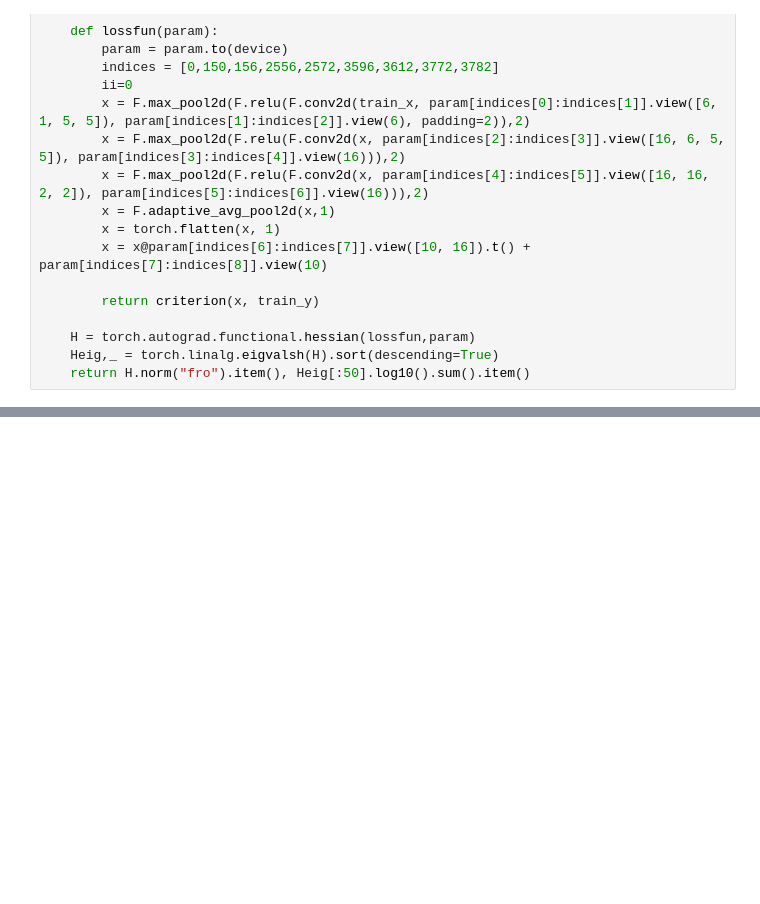
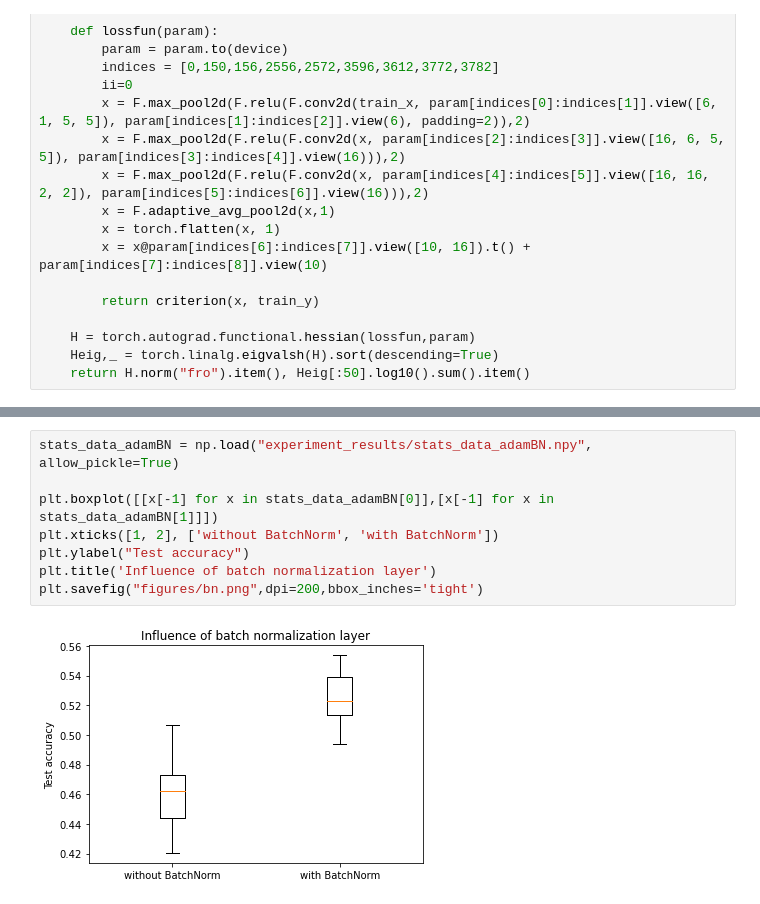
Before and after one commit to xiaotiansu/OptML_SB, a Jupyter notebook: test_smalldata.ipynb, the cells around one changed output, grey strips where cells are left out. Saved outputs shown, nothing was run; the diff lists cells and outputs as text; blank space fills up the shorter version.

```diff
--- a/test_smalldata.ipynb
+++ b/test_smalldata.ipynb
@@ -184,0 +486,10 @@ def H_eig(my_model):
+# %%
+stats_data_adamBN = np.load("experiment_results/stats_data_adamBN.npy", allow_pickle=True)
+
+plt.boxplot([[x[-1] for x in stats_data_adamBN[0]],[x[-1] for x in stats_data_adamBN[1]]])
+plt.xticks([1, 2], ['without BatchNorm', 'with BatchNorm'])
+plt.ylabel("Test accuracy")
+plt.title('Influence of batch normalization layer')
+plt.savefig("figures/bn.png",dpi=200,bbox_inches='tight')
+# %% [output]
+[figure, added]
```
Also changed, not shown: parts of 19 cells of this notebook, 5 other files.
